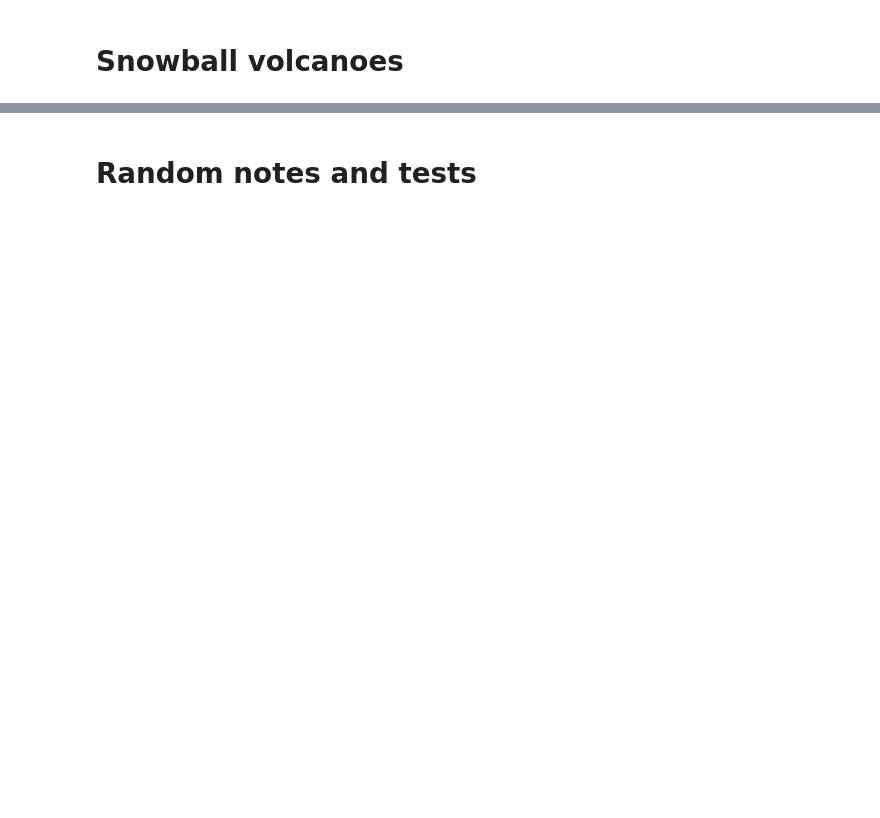
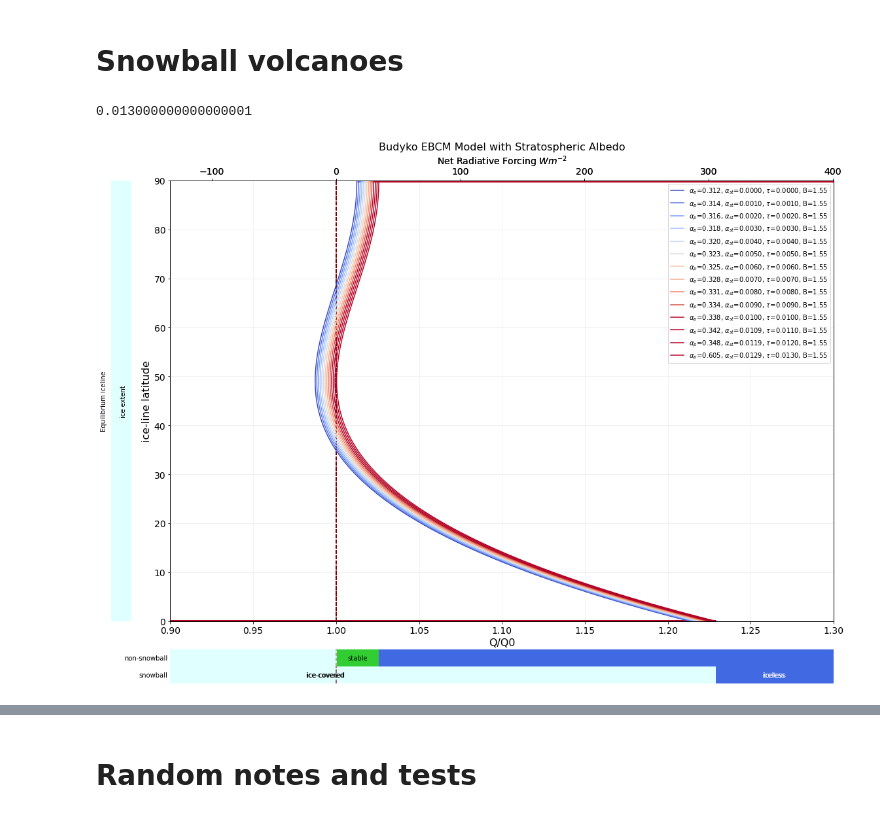
Before and after one commit to taneugene/snowball_earth, a Jupyter notebook: volcanic_snowballs.ipynb, the cells around one changed output, grey strips where cells are left out. Drawn from its saved outputs; the diff is of its cells as text; code cells hidden in the pictures; blank space fills up the shorter version.

```diff
--- a/volcanic_snowballs.ipynb
+++ b/volcanic_snowballs.ipynb
@@ -268,6 +268,7 @@ class budyko_edit(budyko):
         # setup plot
         plt.figure(figsize=[16,12])
         ax = plt.axes([0.10, 0.13, 0.88, 0.82])
+
         # main plot
         ax.plot(self.Qrat, self.x, color='black')
         # Vertical lines
@@ -311,12 +312,16 @@ class budyko_edit(budyko):
             self.icecovered = False
         if self.Qrat.min() > 1:
             self.icecovered = True
-        ax = plt.axes([0.10, 0.13, 0.88, 0.82])
+        ax = plt.axes([0.10, 0.13, 0.88, 0.78])
         if not self.icecovered:
             alpha_p = self.alpha_su + self.alpha_strat - self.alpha_su*self.alpha_strat
         else:
             alpha_p = self.alpha2 + self.alpha_strat - self.alpha2*self.alpha_strat
-        label =r'$\alpha_p$={:.3f}, $\alpha_{{st}}$={:.2f}, $\alpha_2$={:.2f}, $\alpha_1$={:.2f}, B={:.2f}'.format(alpha_p, self.alpha_strat, self.alpha2, self.alpha1, self.B)
+        # Label for presentation
+#         label =r'$\alpha_p$={:.3f}, $\alpha_{{st}}$={:.2f}, $\alpha_2$={:.2f}, $\alpha_1$={:.2f}, B={:.2f}'.format(alpha_p, self.alpha_strat, self.alpha2, self.alpha1, self.B)
+        # Label for paper
+        label =r'$\alpha_p$={:.3f}, $\alpha_{{st}}$={:.4f}, $\tau$={:.4f}, B={:.2f}'.format(alpha_p, self.alpha_strat, self.tau, self.B)
+
         # Plot the main line
         ax.plot(self.Qrat, np.rad2deg(np.arcsin(self.x)),color = self.colormap(1-self.i/10), label = label)
 
@@ -336,6 +341,13 @@ class budyko_edit(budyko):
         self.x_stability_zones()
         self.y_stability_zones(1) # this includes checking if still in snowball
 
+        ax2 = ax.twiny()
+        ax2.set_xlim(.9*self.Q0 -self.Q0,1.3*self.Q0 -self.Q0)
+        ax2.set_xticks(np.arange(-100, 500, 100))
+        plt.xticks(fontsize=14)
+        ax2.set_xlabel(r"Net Radiative Forcing $Wm^{-2}$", fontsize = 14)
+
+
 
         plt.savefig('img/{}{}.png'.format(self.series, self.i))
         return None
@@ -346,12 +358,13 @@ class budyko_edit(budyko):
         plt.ylim(self.ylim)
         plt.xticks(fontsize=14)
         plt.yticks(fontsize=14)
+
         plt.title('Budyko EBCM Model with Stratospheric Albedo', fontsize=16)
         plt.grid(which = 'major', alpha = 0.2)
 
     def y_stability_zones(self, deglat = 1):
         #  Y axis Iceline
-        ax_ice = plt.axes([0.02, .13, 0.03, 0.82])
+        ax_ice = plt.axes([0.02, .13, 0.03, 0.78])
         self.remove_lines(ax_ice)
         plt.ylabel('Equilibrium iceline')
         ylim = self.ylim
@@ -463,0 +475,11 @@ self = ebcm
+# %%
+# Search for min constant albedo needed to force out of a snowball
+ebcm=budyko_edit(series = 'tau_')
+for tau in np.linspace(0.0, 0.1,101):
+    x,Q,Qrat,Q0=ebcm.get_qofx( tau = tau)
+    if Qrat.min()>1:
+        break
+ebcm.tau
+# %% [output]
+0.013000000000000001
+[figure, added]
```
Also changed, not shown: parts of 14 cells of this notebook.
